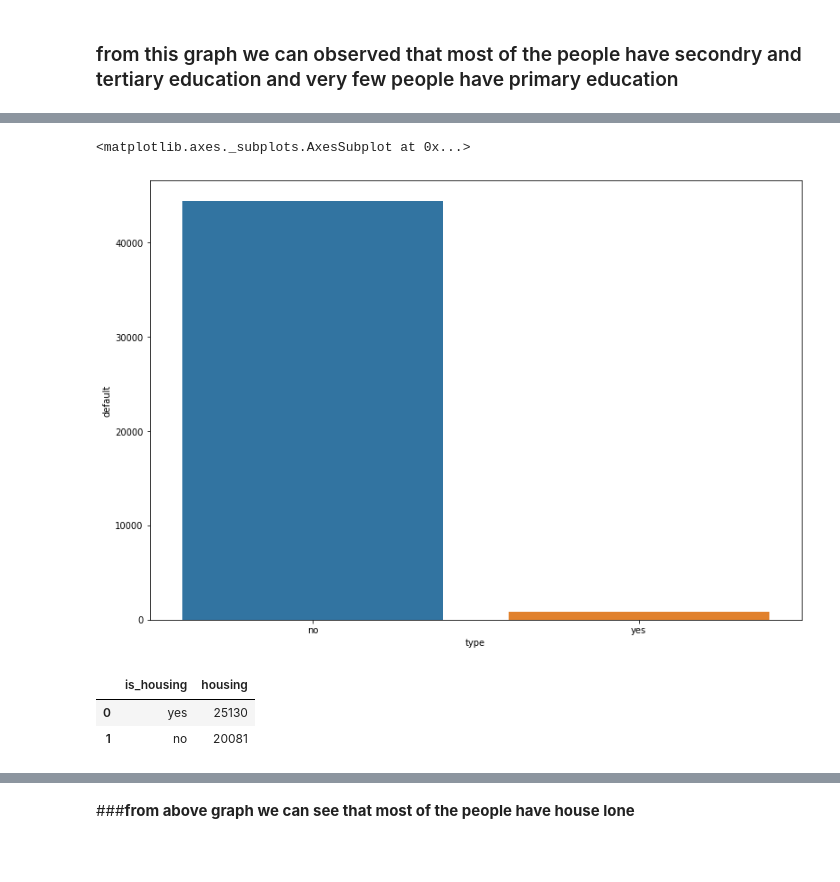
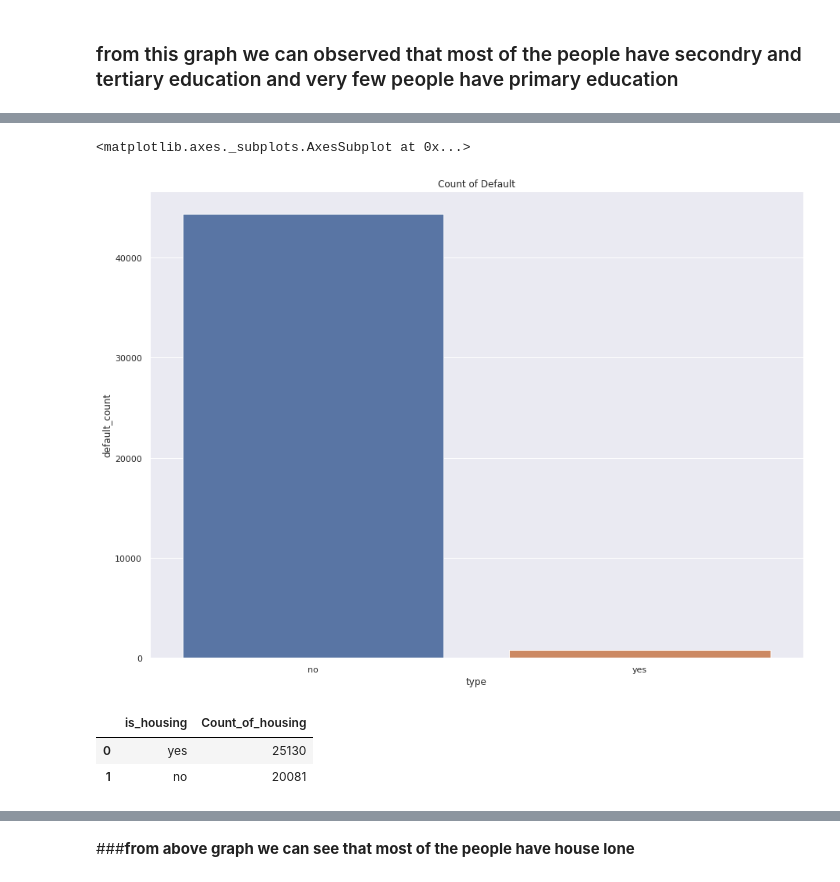
Before and after one commit to hrushikeshsahu19/Predicting-the-effectiveness-of-bank-marketing-campaigns, a Jupyter notebook: Hrushikesh_Sahu_Team_1_Capstone_Project_3.ipynb, the cells around one changed output, grey strips where cells are left out. Cells and saved outputs as stored; diff of their text form; code cells hidden in the pictures; blank space fills up the shorter version.

```diff
--- a/Hrushikesh_Sahu_Team_1_Capstone_Project_3.ipynb
+++ b/Hrushikesh_Sahu_Team_1_Capstone_Project_3.ipynb
@@ -229,5 +268,6 @@ sns.barplot(x='education_type',y='education',data=education_df)
 # %%
 default_df=df['default'].value_counts().reset_index()
 default_df.rename(columns={'index':'type'},inplace=True)
+default_df.rename(columns={'default':'default_count'},inplace=True)
 default_df
 # %% [output]
@@ -235,17 +275,19 @@ default_df
 | 0 | no | 44396 |
 | 1 | yes | 815 |
 # %%
-plt.figure(figsize=(13,9))
-sns.barplot(x='type',y='default',data=default_df)
+plt.figure(figsize=(15,11))
+plt.title('Count of Default')
+sns.barplot(x='type',y='default_count',data=default_df)
 # %% [output]
 <matplotlib.axes._subplots.AxesSubplot at 0x...>
-[figure, old version]
+[figure, new version]
 # %%
 housing_df=df['housing'].value_counts().reset_index()
 housing_df.rename(columns={'index':'is_housing'},inplace=True)
+housing_df.rename(columns={'housing':'Count_of_housing'},inplace=True)
 housing_df
 # %% [output]
-|  | is_housing | housing |
+|  | is_housing | Count_of_housing |
 | 0 | yes | 25130 |
 | 1 | no | 20081 |
 # %%
```
Also changed, not shown: parts of 49 cells of this notebook.
